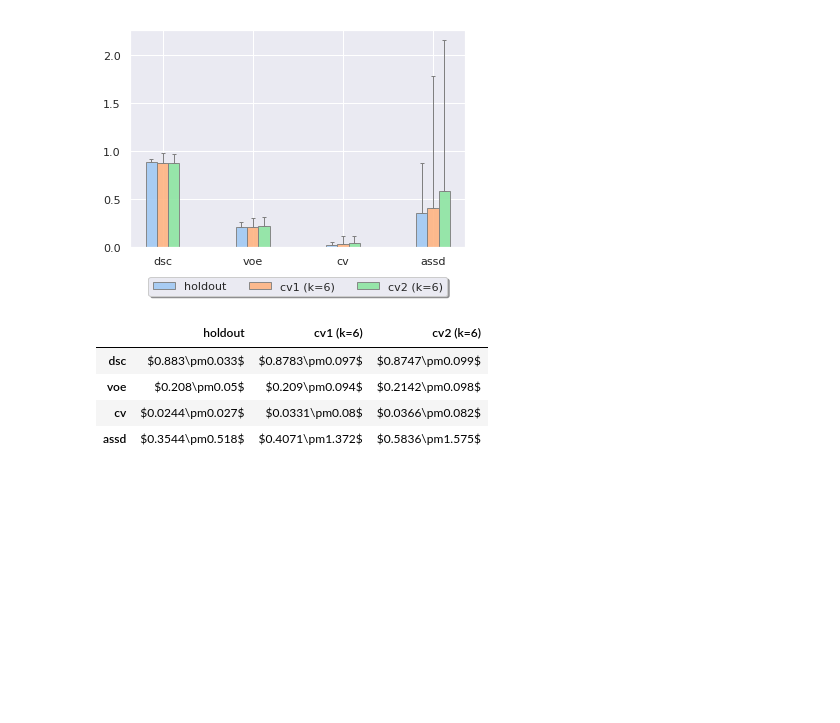
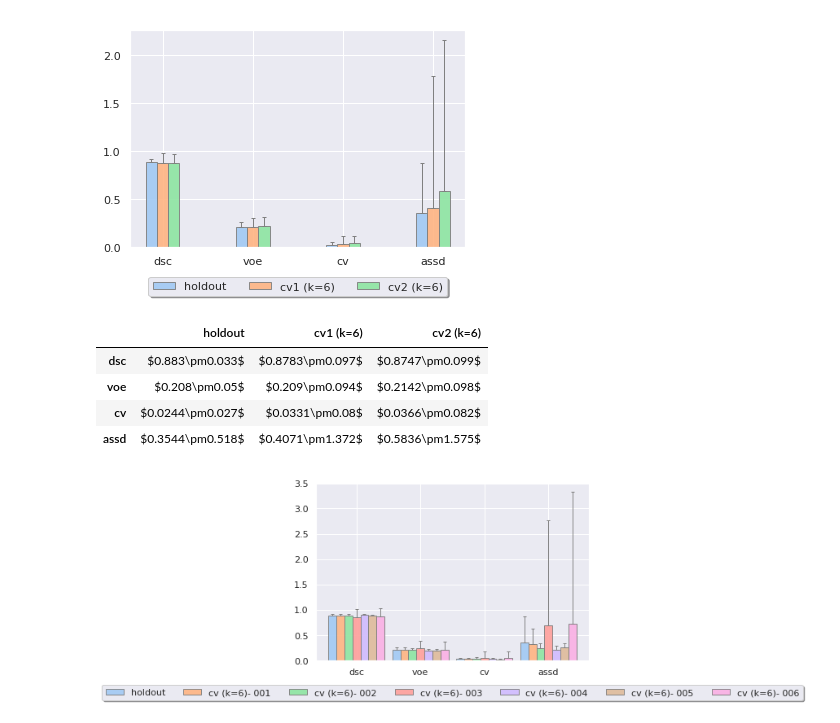
Before and after one commit to ad12/MedSegPy, a Jupyter notebook: analysis/cross_validation.ipynb, the cells around one changed output. Saved outputs shown, nothing was run; the diff lists cells and outputs as text; code cells hidden in the pictures; blank space fills up the shorter version.

Commit message:
cross validation exp update

```diff
--- a/analysis/cross_validation.ipynb
+++ b/analysis/cross_validation.ipynb
@@ -50,7 +50,7 @@ cv_exps = {'cv1 (k=6)': cv1_metrics, 'cv2 (k=6)': cv2_metrics, 'holdout': holdou
 ordered_keys = ['holdout', 'cv1 (k=6)', 'cv2 (k=6)']
 # %%
 # plot validation losses
-def plot_metrics(metrics):
+def plot_metrics(metrics, ordered_keys, cv_exps):
     count = 0
     t_mean = []
     t_error = []
@@ -79,16 +79,16 @@ def plot_metrics(metrics):
     return '$'+df1 + '\pm' + df2 +'$'
 
 dfs = []
-dfs.append(plot_metrics(['dsc']))
-dfs.append(plot_metrics(['voe', 'cv']))
-dfs.append(plot_metrics(['assd']))
+dfs.append(plot_metrics(['dsc'], ordered_keys, cv_exps))
+dfs.append(plot_metrics(['voe', 'cv'], ordered_keys, cv_exps))
+dfs.append(plot_metrics(['assd'], ordered_keys, cv_exps))
 
 df = pd.concat(dfs, axis=0)
 df.style.set_properties(**{'width': '300px'})
 #display(df)
 
 
-plot_metrics(['dsc', 'voe', 'cv', 'assd'])
+plot_metrics(['dsc', 'voe', 'cv', 'assd'], ordered_keys, cv_exps)
 # %% [output]
 [figure]
 [figure]
@@ -99,3 +99,19 @@ plot_metrics(['dsc', 'voe', 'cv', 'assd'])
 | voe | $0.208\pm0.05$ | $0.209\pm0.094$ | $0.2142\pm0.098$ |
 | cv | $0.0244\pm0.027$ | $0.0331\pm0.08$ | $0.0366\pm0.082$ |
 | assd | $0.3544\pm0.518$ | $0.4071\pm1.372$ | $0.5836\pm1.575$ |
+# %%
+exps = {'holdout': holdout_metrics}
+exps_keys = ['holdout']
+# add cross validation experiments:
+for i in range(1,7):
+    cv_key = 'cv (k=6)- %03d' % i
+    exps[cv_key] = io_utils.load_pik(os.path.join(cv1_base_path % i, 'metrics.dat'))
+    exps_keys.append(cv_key)
+
+df = plot_metrics(['dsc'], exps_keys, exps)
+df = plot_metrics(['voe', 'cv'], exps_keys, exps)
+df = plot_metrics(['assd'], exps_keys, exps)
+df = plot_metrics(['dsc', 'voe', 'cv', 'assd'], exps_keys, exps)
+display(df)
+# %% [output]
+[figure, added]
```
Also changed, not shown: parts of 1 cell of this notebook.
